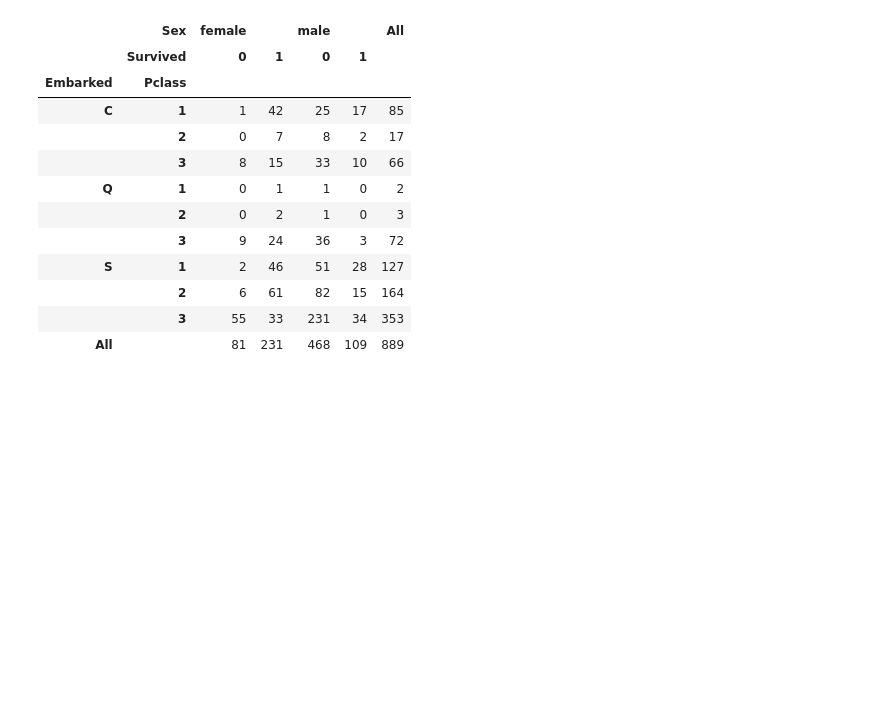
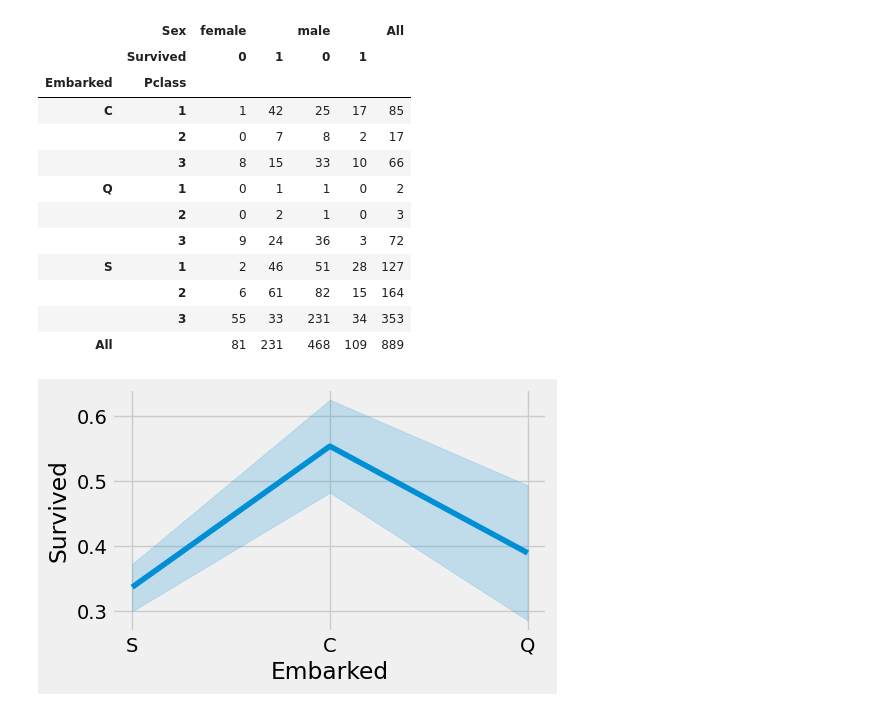
Before and after one commit to lsmmay322/Mac_Python, a Jupyter notebook: Python/BigData/Kaggle_필사/Level_1_Titanic/Lv_1/EDA To Prediction(DieTanic).ipynb, the cells around one changed output. Saved outputs shown, nothing was run; the diff lists cells and outputs as text; code cells hidden in the pictures; blank space fills up the shorter version.

```diff
--- a/Python/BigData/Kaggle_필사/Level_1_Titanic/Lv_1/EDA To Prediction(DieTanic).ipynb
+++ b/Python/BigData/Kaggle_필사/Level_1_Titanic/Lv_1/EDA To Prediction(DieTanic).ipynb
@@ -204,3 +204,10 @@ pd.crosstab([data.Embarked, data.Pclass], [data.Sex, data.Survived], margins=Tru
 |  | 2 | 6 | 61 | 82 | 15 | 164 |
 |  | 3 | 55 | 33 | 231 | 34 | 353 |
 | All |  | 81 | 231 | 468 | 109 | 889 |
+# %%
+sns.lineplot(data=data, x='Embarked', y='Survived')
+fig=plt.gcf()
+fig.set_size_inches(5, 3)
+plt.show()
+# %% [output]
+[figure, added]
```
Also changed, not shown: 3 other files.
